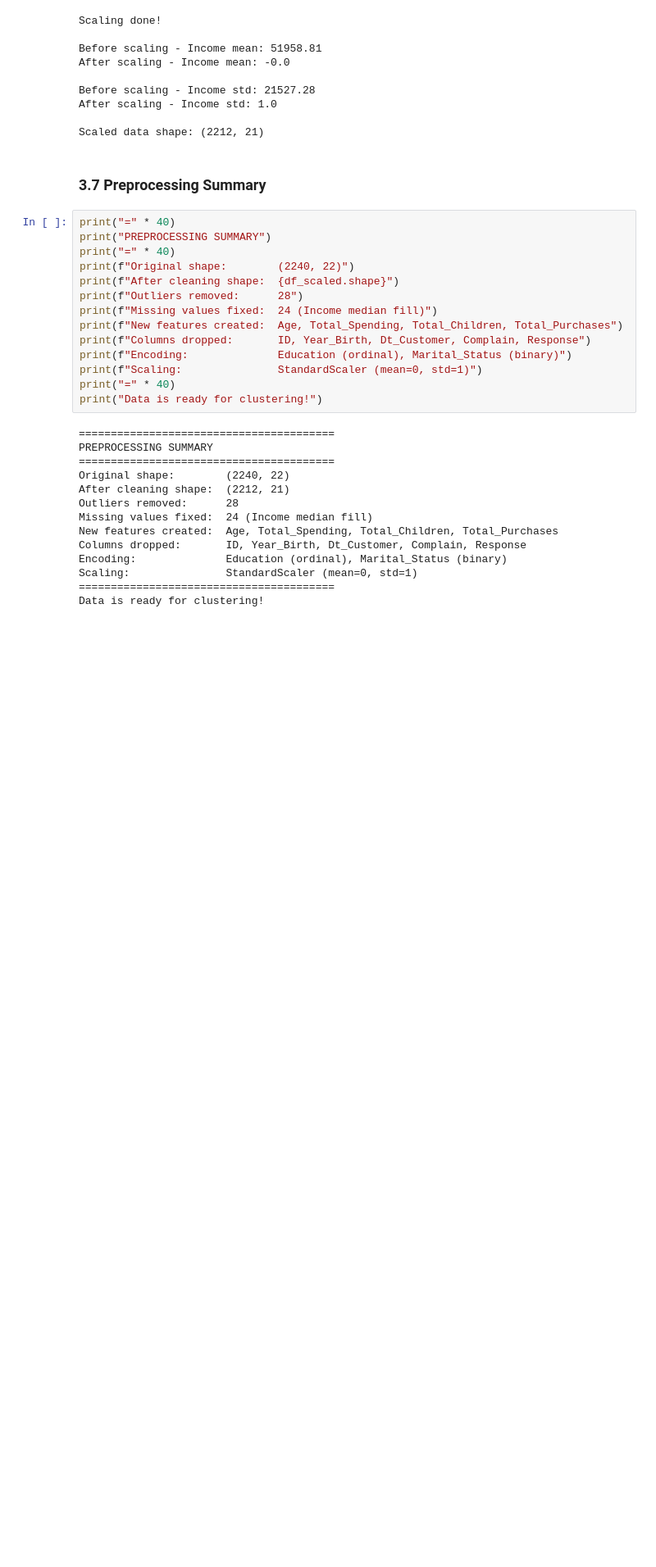
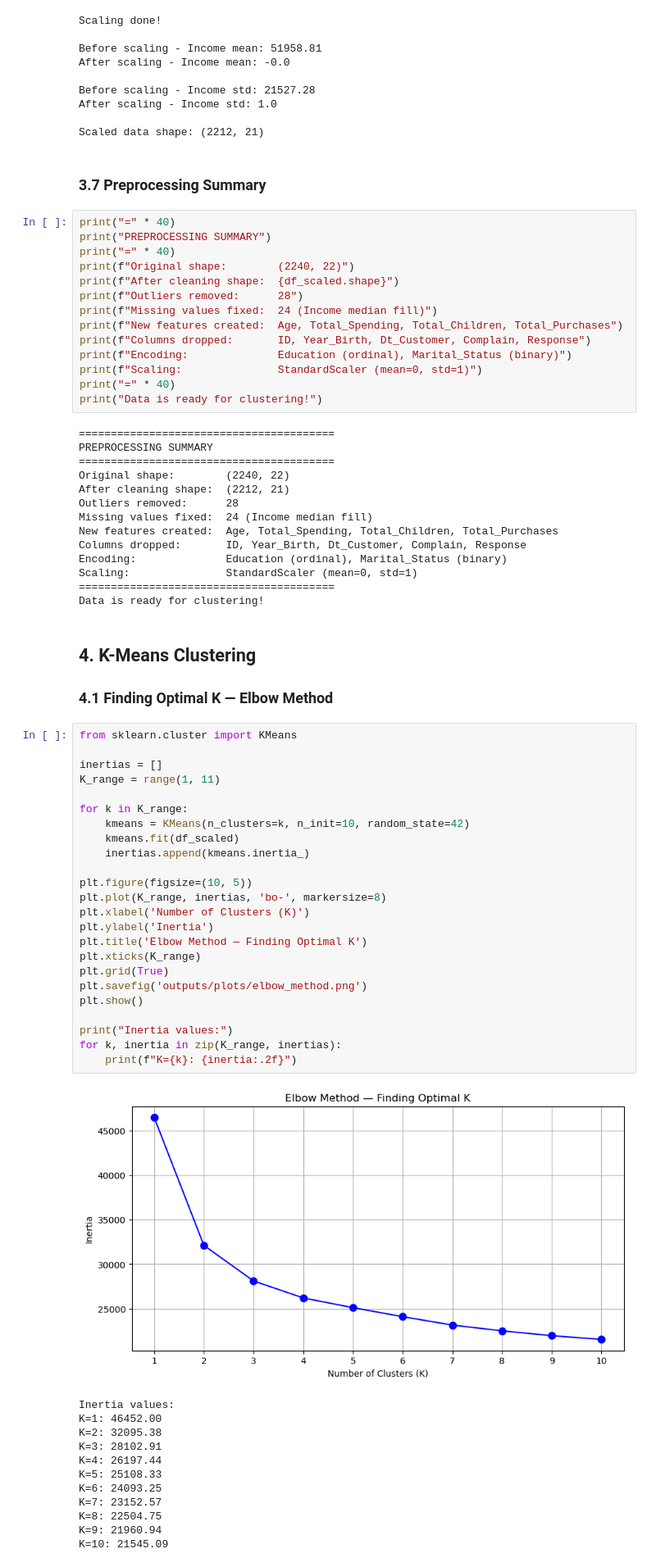
Before and after one commit to Adnan9-63/300-Days-of-AI-ML, a Jupyter notebook: Unsupervised Learning/Minor_Project_2_SmartCart/SmartCart_Clustering.ipynb, the cells around one changed output. Shown at 82% size. Saved outputs shown, nothing was run; the diff lists cells and outputs as text; blank space fills up the shorter version.

```diff
--- a/Unsupervised Learning/Minor_Project_2_SmartCart/SmartCart_Clustering.ipynb
+++ b/Unsupervised Learning/Minor_Project_2_SmartCart/SmartCart_Clustering.ipynb
@@ -328,3 +332,43 @@ Encoding:              Education (ordinal), Marital_Status (binary)
 Scaling:               StandardScaler (mean=0, std=1)
 ========================================
 Data is ready for clustering!
+# %% [markdown]
+## 4. K-Means Clustering
+### 4.1 Finding Optimal K — Elbow Method
+# %%
+from sklearn.cluster import KMeans
+
+inertias = []
+K_range = range(1, 11)
+
+for k in K_range:
+    kmeans = KMeans(n_clusters=k, n_init=10, random_state=42)
+    kmeans.fit(df_scaled)
+    inertias.append(kmeans.inertia_)
+
+plt.figure(figsize=(10, 5))
+plt.plot(K_range, inertias, 'bo-', markersize=8)
+plt.xlabel('Number of Clusters (K)')
+plt.ylabel('Inertia')
+plt.title('Elbow Method — Finding Optimal K')
+plt.xticks(K_range)
+plt.grid(True)
+plt.savefig('outputs/plots/elbow_method.png')
+plt.show()
+
+print("Inertia values:")
+for k, inertia in zip(K_range, inertias):
+    print(f"K={k}: {inertia:.2f}")
+# %% [output]
+[figure, added]
+Inertia values:
+K=1: 46452.00
+K=2: 32095.38
+K=3: 28102.91
+K=4: 26197.44
+K=5: 25108.33
+K=6: 24093.25
+K=7: 23152.57
+K=8: 22504.75
+K=9: 21960.94
+K=10: 21545.09
```
Also changed, not shown: parts of 8 cells of this notebook, 3 other files.
